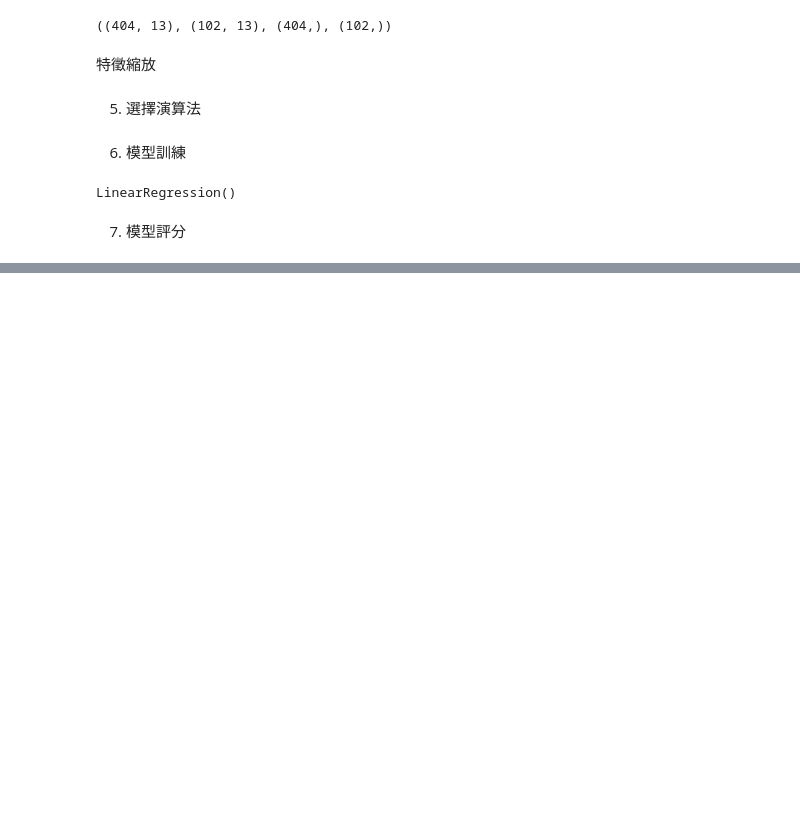
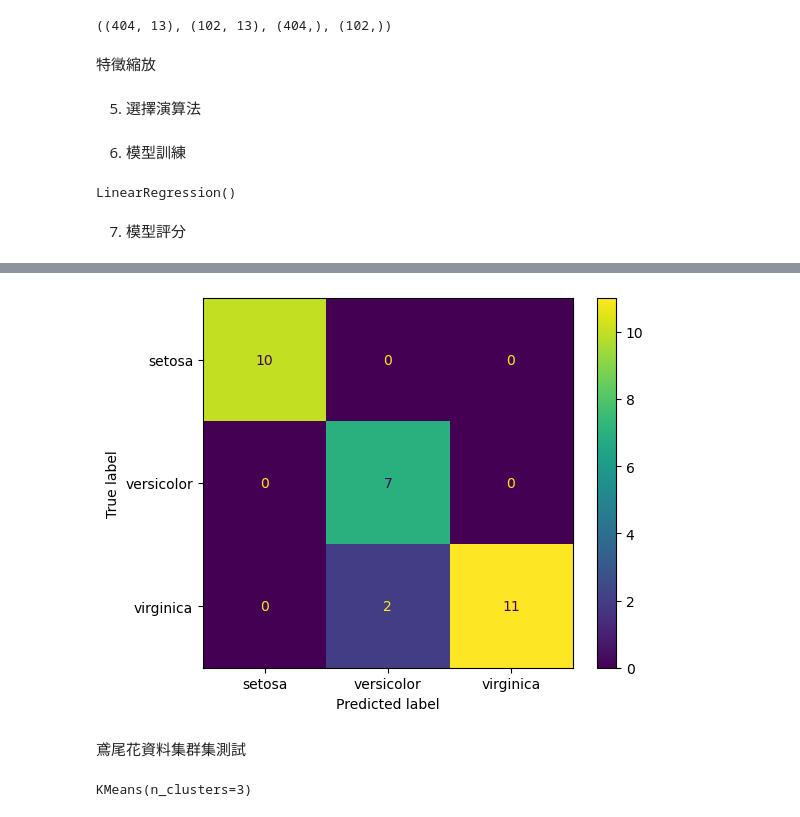
Before and after one commit to YEN-ZT/python_analysis, a Jupyter notebook: ai2_20251025/ch1.ipynb, the cells around one changed output, grey strips where cells are left out. Cells and saved outputs as stored; diff of their text form; code cells hidden in the pictures; blank space fills up the shorter version.

```diff
--- a/ai2_20251025/ch1.ipynb
+++ b/ai2_20251025/ch1.ipynb
@@ -142,0 +223,8 @@ y_pred,y_test
+# %%
+from sklearn.preprocessing import StandardScaler
+scaler = StandardScaler()
+X_train_std = scaler.fit_transform(X_train)
+X_test_std = scaler.transform(X_test)
+# %%
+from sklearn.linear_model import LogisticRegression
+clf = LogisticRegression()
@@ -142,0 +251,14 @@ y_pred,y_test
+# %%
+# 混淆矩陣圖
+from sklearn.metrics import confusion_matrix
+from sklearn.metrics import ConfusionMatrixDisplay
+import matplotlib.pyplot as plt
+
+disp = ConfusionMatrixDisplay(confusion_matrix=confusion_matrix(y_test, y_pred)
+                              , display_labels=ds.target_names)
+disp.plot()
+plt.show()
+# %% [output]
+[figure, added]
+# %% [markdown]
+鳶尾花資料集群集測試
@@ -142,0 +277,4 @@ y_pred,y_test
+# %%
+model.fit(x)
+# %% [output]
+KMeans(n_clusters=3)
```
Also changed, not shown: parts of 25 cells of this notebook.
